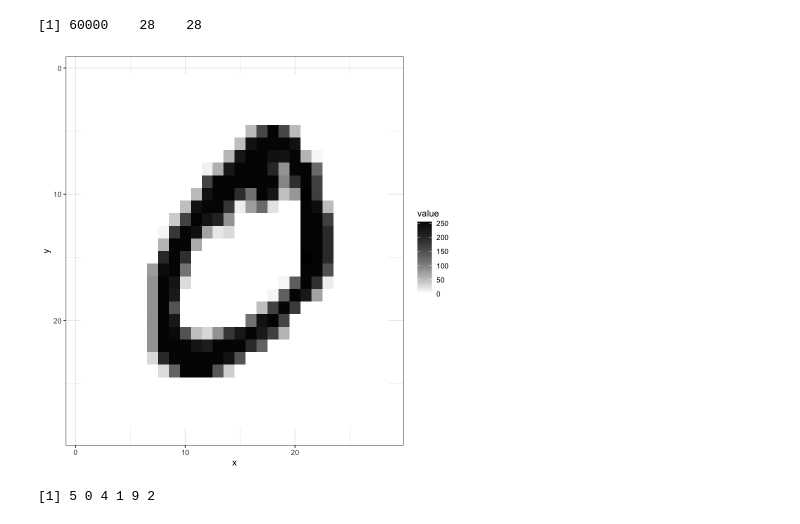
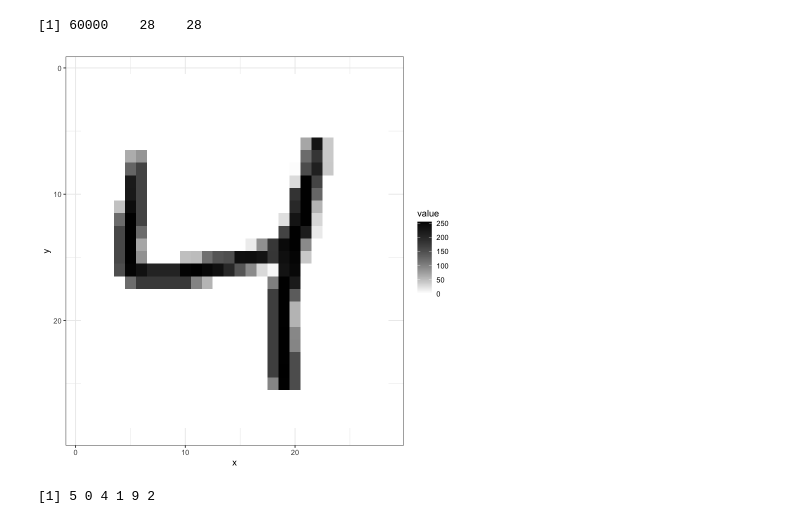
Before and after one commit to ignaciomsarmiento/ignaciomsarmiento.github.io, a Jupyter notebook: teaching/BDML/Notebook_SS10_NN.ipynb, the cells around one changed output. Saved outputs shown, nothing was run; the diff lists cells and outputs as text; code cells hidden in the pictures.

```diff
--- a/teaching/BDML/Notebook_SS10_NN.ipynb
+++ b/teaching/BDML/Notebook_SS10_NN.ipynb
@@ -66,19 +84,19 @@ dim(x_train)
 [1] 60000    28    28
 # %%
 
-image_1 <- as.data.frame(x_train[2, , ])
+image_1 <- as.data.frame(x_train[3, , ])
 colnames(image_1) <- seq_len(ncol(image_1))
 image_1$y <- seq_len(nrow(image_1))
 image_1 <- gather(image_1, "x", "value", -y)
 image_1$x <- as.integer(image_1$x)
 
 ggplot(image_1, aes(x = x, y = y, fill = value)) +
   geom_tile() +
   scale_fill_gradient(low = "white", high = "black", na.value = NA) +
   scale_y_reverse() +
   theme_bw()
 # %% [output]
-[figure, old version]
+[figure, new version]
 # %%
 # Variable dependiente -> target
 y_train <- mnist$train$y
```
Also changed, not shown: parts of 15 cells of this notebook, 3 other files.
